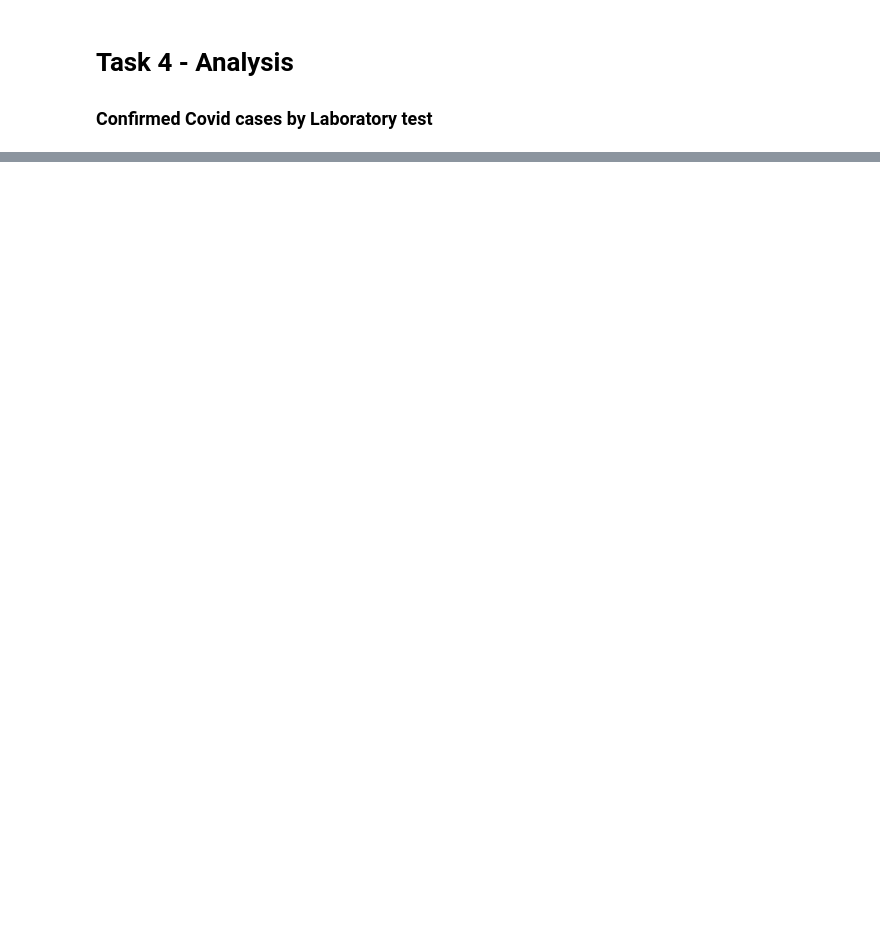
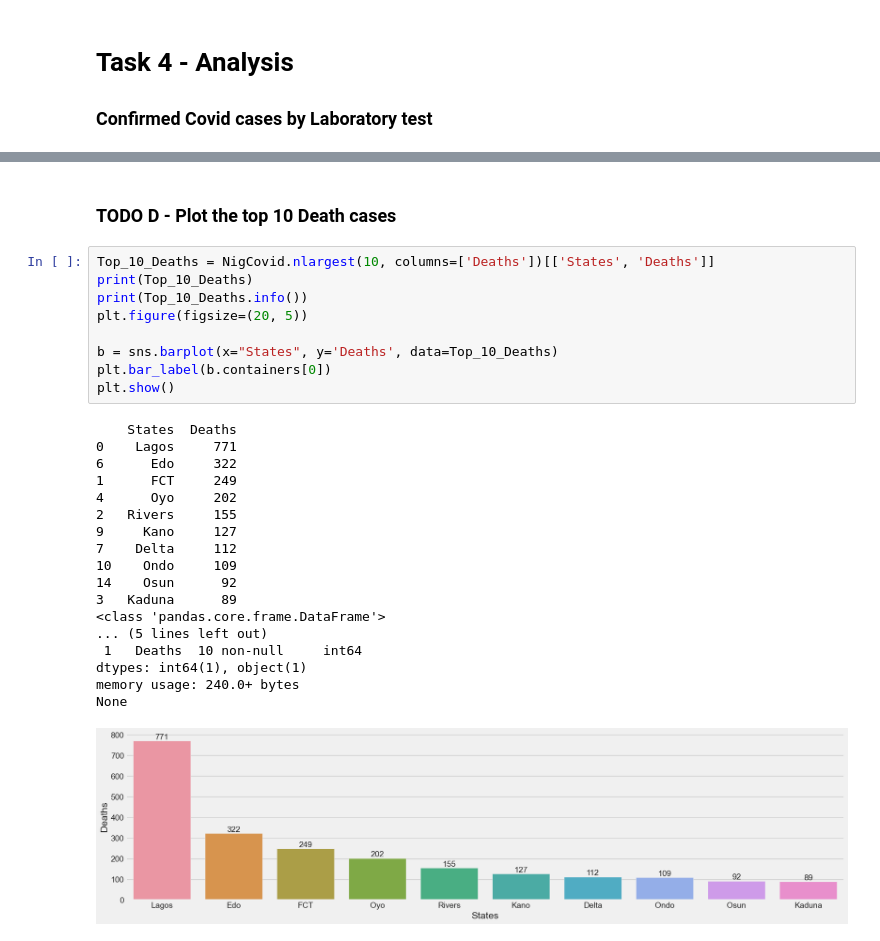
Before and after one commit to bizzy2/ustacky-learn, a Jupyter notebook: Course Project 2/Course Project 2 v2.ipynb, the cells around one changed output, grey strips where cells are left out. Saved outputs shown, nothing was run; the diff lists cells and outputs as text; blank space fills up the shorter version.

```diff
--- a/Course Project 2/Course Project 2 v2.ipynb
+++ b/Course Project 2/Course Project 2 v2.ipynb
@@ -274,0 +447,30 @@ None
+# %% [markdown]
+### TODO D - Plot the top 10 Death cases
+# %%
+Top_10_Deaths = NigCovid.nlargest(10, columns=['Deaths'])[['States', 'Deaths']]
+print(Top_10_Deaths)
+print(Top_10_Deaths.info())
+plt.figure(figsize=(20, 5))
+
+b = sns.barplot(x="States", y='Deaths', data=Top_10_Deaths)
+plt.bar_label(b.containers[0])
+plt.show()
+# %% [output]
+    States  Deaths
+0    Lagos     771
+6      Edo     322
+1      FCT     249
+4      Oyo     202
+2   Rivers     155
+9     Kano     127
+7    Delta     112
+10    Ondo     109
+14    Osun      92
+3   Kaduna      89
+<class 'pandas.core.frame.DataFrame'>
+... (5 lines left out)
+ 1   Deaths  10 non-null     int64
+dtypes: int64(1), object(1)
+memory usage: 240.0+ bytes
+None
+[figure, added]
```
Also changed, not shown: parts of 90 cells of this notebook.
